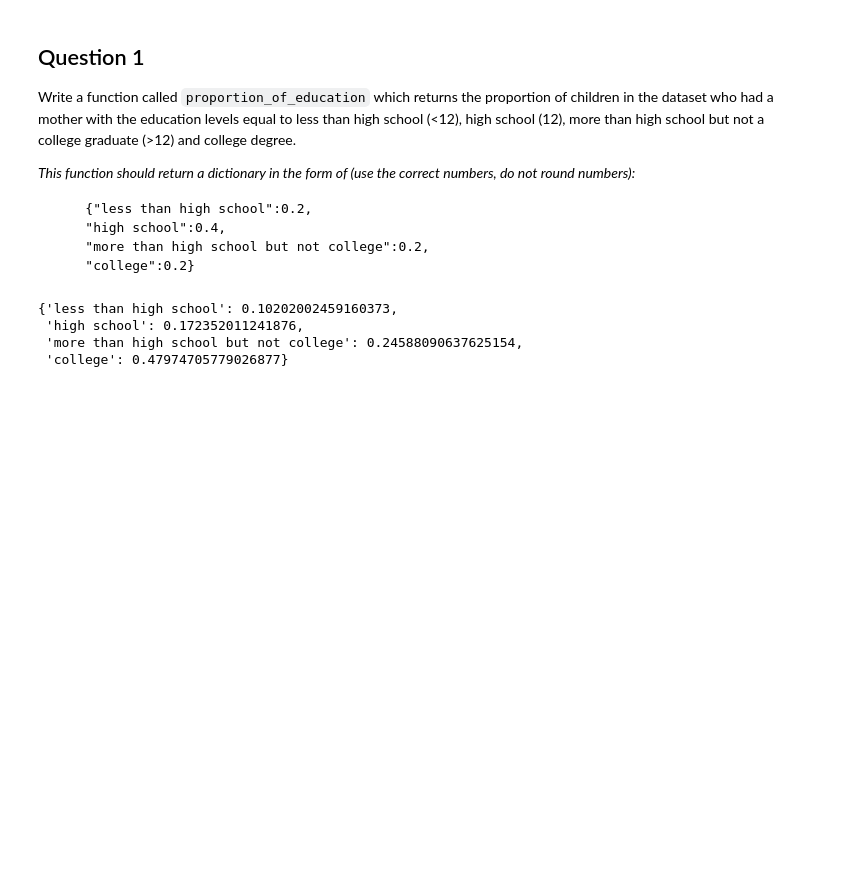
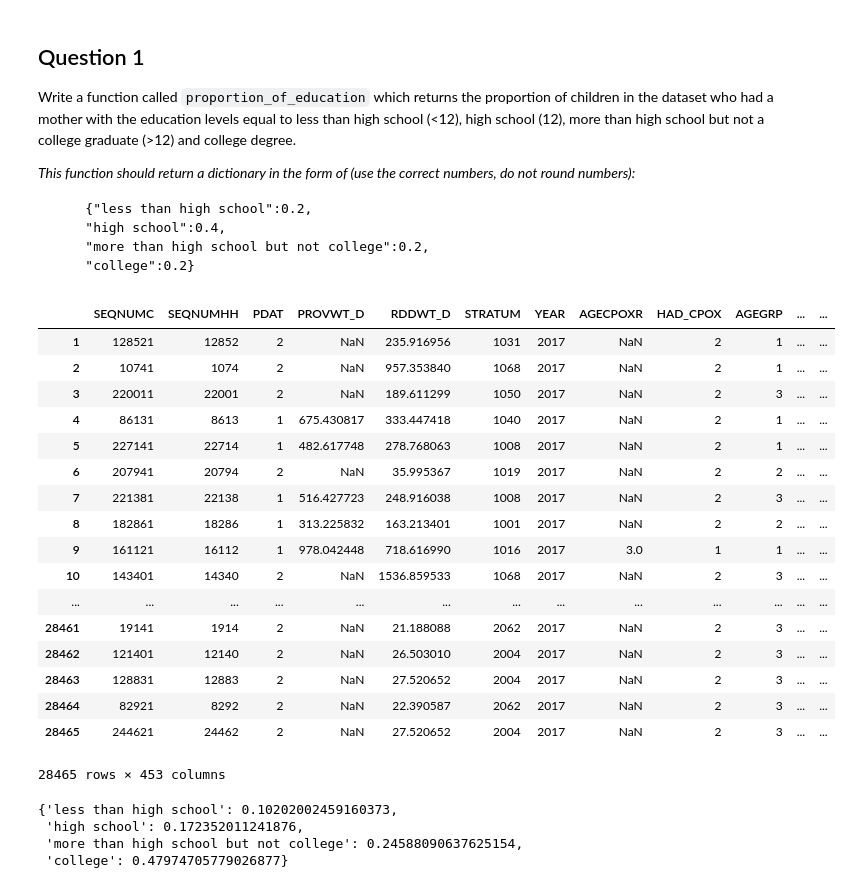
Before and after one commit to eldor-fozilov/applied-data-science-with-python, a Jupyter notebook: Introduction to Data Science with Python/assignments/assignment2/assignment2.ipynb, the cells around one changed output. Drawn from its saved outputs; the diff is of its cells as text; code cells hidden in the pictures; blank space fills up the shorter version.

```diff
--- a/Introduction to Data Science with Python/assignments/assignment2/assignment2.ipynb
+++ b/Introduction to Data Science with Python/assignments/assignment2/assignment2.ipynb
@@ -16,6 +16,27 @@ Write a function called `proportion_of_education` which returns the proportion o
 import pandas as pd
 import numpy as np
 df = pd.read_csv('assets/NISPUF17.csv', index_col= 0)
+# %%
+df
+# %% [output]
+|  | SEQNUMC | SEQNUMHH | PDAT | PROVWT_D | RDDWT_D | STRATUM | YEAR | AGECPOXR | HAD_CPOX | AGEGRP | ... | ... |
+| 1 | 128521 | 12852 | 2 | NaN | 235.916956 | 1031 | 2017 | NaN | 2 | 1 | ... | ... |
+| 2 | 10741 | 1074 | 2 | NaN | 957.353840 | 1068 | 2017 | NaN | 2 | 1 | ... | ... |
+| 3 | 220011 | 22001 | 2 | NaN | 189.611299 | 1050 | 2017 | NaN | 2 | 3 | ... | ... |
+| 4 | 86131 | 8613 | 1 | 675.430817 | 333.447418 | 1040 | 2017 | NaN | 2 | 1 | ... | ... |
+| 5 | 227141 | 22714 | 1 | 482.617748 | 278.768063 | 1008 | 2017 | NaN | 2 | 1 | ... | ... |
+| 6 | 207941 | 20794 | 2 | NaN | 35.995367 | 1019 | 2017 | NaN | 2 | 2 | ... | ... |
+| 7 | 221381 | 22138 | 1 | 516.427723 | 248.916038 | 1008 | 2017 | NaN | 2 | 3 | ... | ... |
+| 8 | 182861 | 18286 | 1 | 313.225832 | 163.213401 | 1001 | 2017 | NaN | 2 | 2 | ... | ... |
+| 9 | 161121 | 16112 | 1 | 978.042448 | 718.616990 | 1016 | 2017 | 3.0 | 1 | 1 | ... | ... |
+| 10 | 143401 | 14340 | 2 | NaN | 1536.859533 | 1068 | 2017 | NaN | 2 | 3 | ... | ... |
+| ... | ... | ... | ... | ... | ... | ... | ... | ... | ... | ... | ... | ... |
+| 28461 | 19141 | 1914 | 2 | NaN | 21.188088 | 2062 | 2017 | NaN | 2 | 3 | ... | ... |
+| 28462 | 121401 | 12140 | 2 | NaN | 26.503010 | 2004 | 2017 | NaN | 2 | 3 | ... | ... |
+| 28463 | 128831 | 12883 | 2 | NaN | 27.520652 | 2004 | 2017 | NaN | 2 | 3 | ... | ... |
+| 28464 | 82921 | 8292 | 2 | NaN | 22.390587 | 2062 | 2017 | NaN | 2 | 3 | ... | ... |
+| 28465 | 244621 | 24462 | 2 | NaN | 27.520652 | 2004 | 2017 | NaN | 2 | 3 | ... | ... |
+28465 rows × 453 columns
 # %%
 def proportion_of_education():
     # YOUR CODE HERE
```
Also changed, not shown: parts of 4 cells of this notebook, 7 other files.
